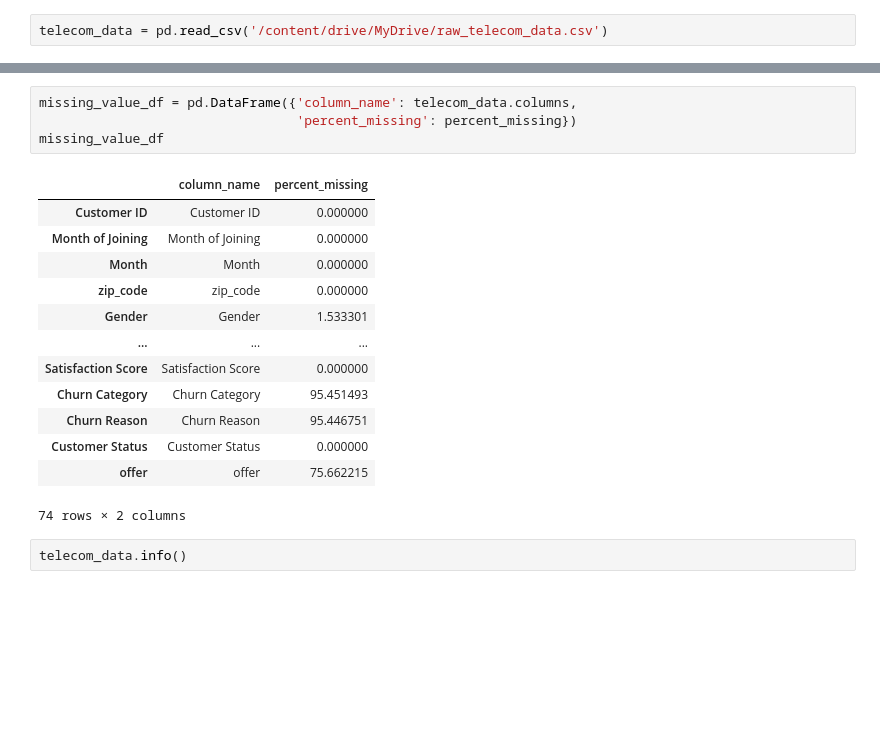
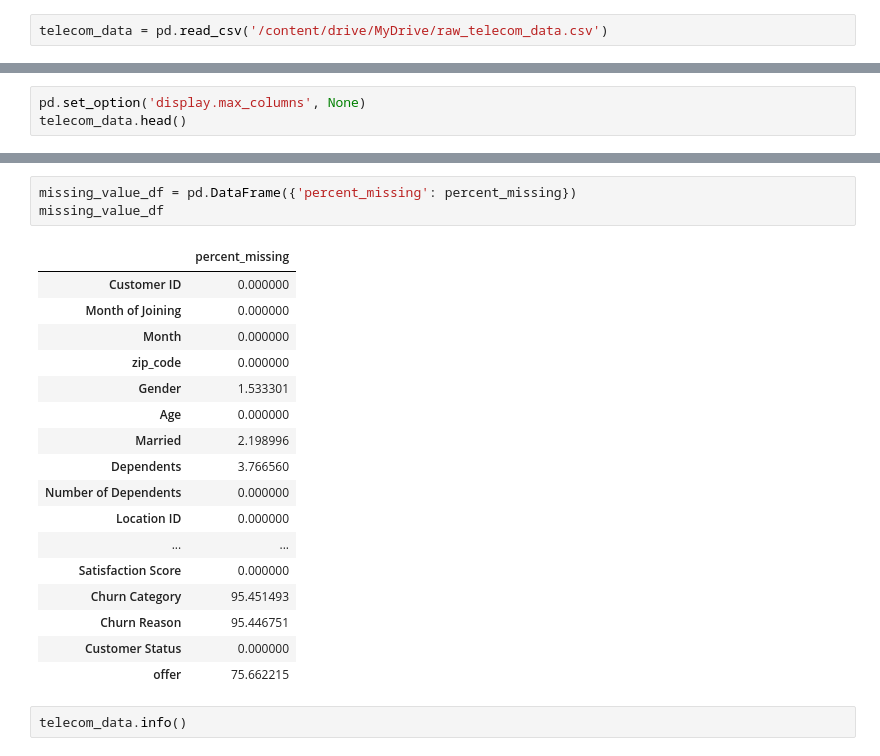
Before and after one commit to PrajnyaKulkarni/telecom_data_analysis, a Jupyter notebook: Telecom_data.ipynb, the cells around one changed output, grey strips where cells are left out. Cells and saved outputs as stored; diff of their text form; blank space fills up the shorter version.

Commit message:
Exploratory data analysis - Understanding shape, data type, null values and duplicated values in the dataset

```diff
--- a/Telecom_data.ipynb
+++ b/Telecom_data.ipynb
@@ -116,0 +127,3 @@ Index(['Customer ID', 'Month of Joining', 'Month', 'zip_code', 'Gender', 'Age',
+# %%
+pd.set_option('display.max_columns', None)
+telecom_data.head()
@@ -132,21 +140,24 @@ Length: 74, dtype: float64
 # %%
-missing_value_df = pd.DataFrame({'column_name': telecom_data.columns,
-                                 'percent_missing': percent_missing})
+missing_value_df = pd.DataFrame({'percent_missing': percent_missing})
 missing_value_df
 # %% [output]
-|  | column_name | percent_missing |
-| Customer ID | Customer ID | 0.000000 |
-| Month of Joining | Month of Joining | 0.000000 |
-| Month | Month | 0.000000 |
-| zip_code | zip_code | 0.000000 |
-| Gender | Gender | 1.533301 |
-| ... | ... | ... |
-| Satisfaction Score | Satisfaction Score | 0.000000 |
-| Churn Category | Churn Category | 95.451493 |
-| Churn Reason | Churn Reason | 95.446751 |
-| Customer Status | Customer Status | 0.000000 |
-| offer | offer | 75.662215 |
+|  | percent_missing |
+| Customer ID | 0.000000 |
+| Month of Joining | 0.000000 |
+| Month | 0.000000 |
+| zip_code | 0.000000 |
+| Gender | 1.533301 |
+| Age | 0.000000 |
+| Married | 2.198996 |
+| Dependents | 3.766560 |
+| Number of Dependents | 0.000000 |
+| Location ID | 0.000000 |
+| ... | ... |
+| Satisfaction Score | 0.000000 |
+| Churn Category | 95.451493 |
+| Churn Reason | 95.446751 |
+| Customer Status | 0.000000 |
+| offer | 75.662215 |
-74 rows × 2 columns
 # %%
 telecom_data.info()
 # %% [output]
```
Also changed, not shown: parts of 8 cells of this notebook.
